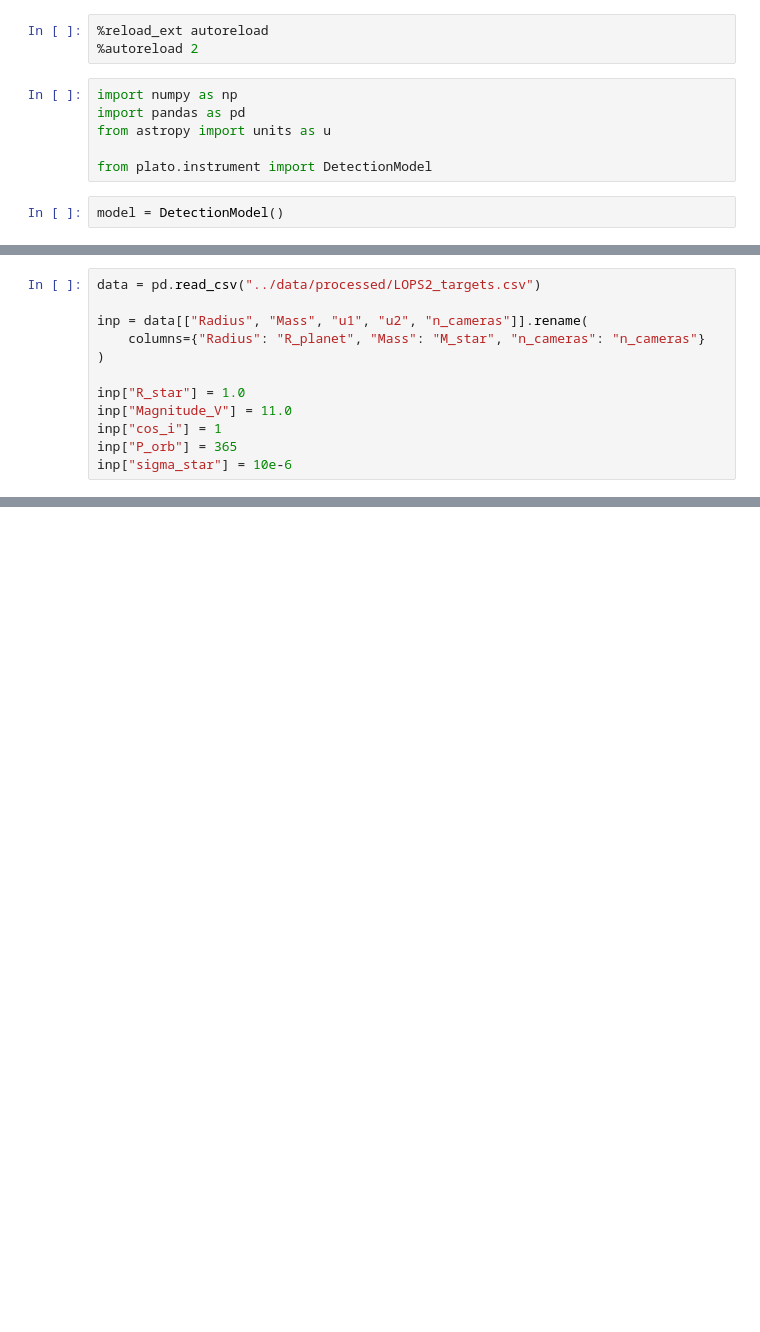
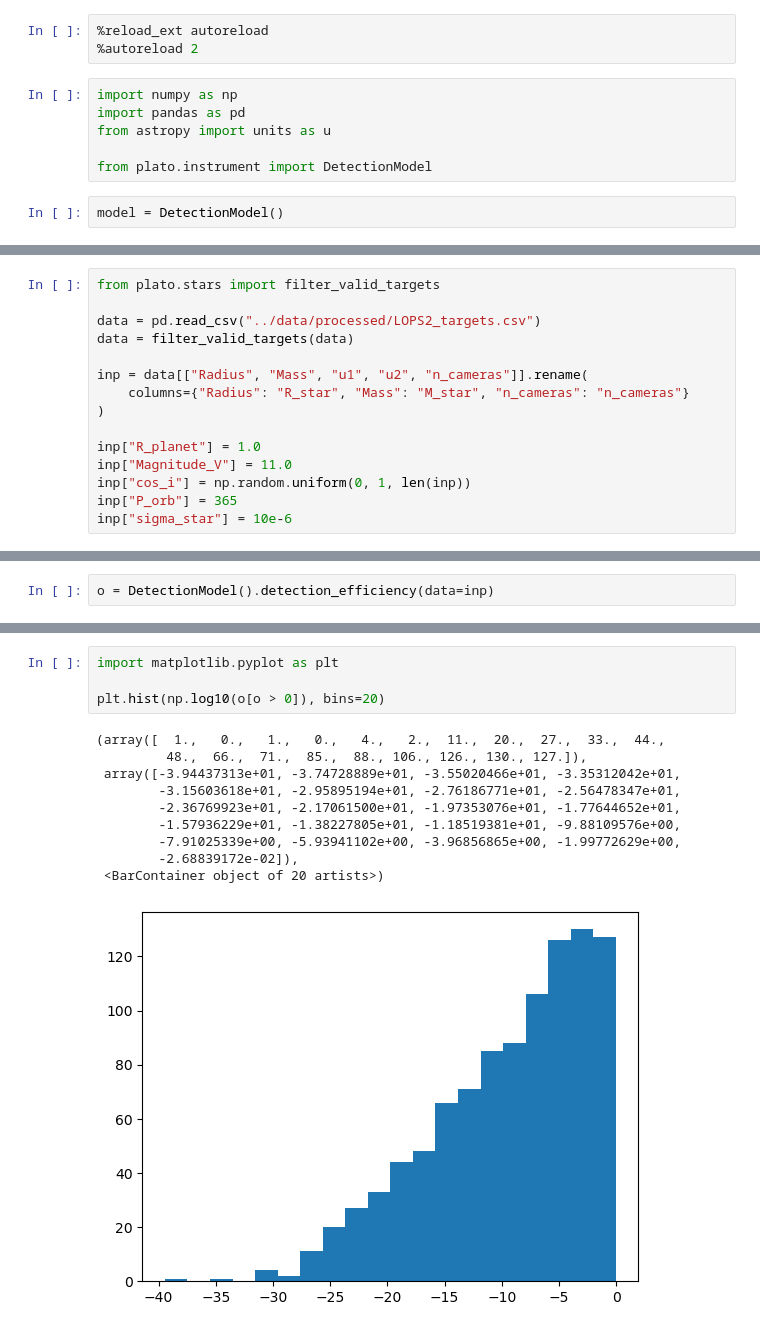
Before and after one commit to ChrisBoettner/plato, a Jupyter notebook: notebooks/05_detection_efficiency.ipynb, the cells around one changed output, grey strips where cells are left out. Saved outputs shown, nothing was run; the diff lists cells and outputs as text; blank space fills up the shorter version.

```diff
--- a/notebooks/05_detection_efficiency.ipynb
+++ b/notebooks/05_detection_efficiency.ipynb
@@ -68,12 +80,15 @@ plt.show()
 # %%
+from plato.stars import filter_valid_targets
+
 data = pd.read_csv("../data/processed/LOPS2_targets.csv")
+data = filter_valid_targets(data)
 
 inp = data[["Radius", "Mass", "u1", "u2", "n_cameras"]].rename(
-    columns={"Radius": "R_planet", "Mass": "M_star", "n_cameras": "n_cameras"}
+    columns={"Radius": "R_star", "Mass": "M_star", "n_cameras": "n_cameras"}
 )
 
-inp["R_star"] = 1.0
+inp["R_planet"] = 1.0
 inp["Magnitude_V"] = 11.0
-inp["cos_i"] = 1
+inp["cos_i"] = np.random.uniform(0, 1, len(inp))
 inp["P_orb"] = 365
 inp["sigma_star"] = 10e-6
@@ -89,0 +95,2 @@ KeyError: 'r_star'
+# %%
+o = DetectionModel().detection_efficiency(data=inp)
@@ -89,0 +127,15 @@ KeyError: 'r_star'
+# %%
+import matplotlib.pyplot as plt
+
+plt.hist(np.log10(o[o > 0]), bins=20)
+# %% [output]
+(array([  1.,   0.,   1.,   0.,   4.,   2.,  11.,  20.,  27.,  33.,  44.,
+         48.,  66.,  71.,  85.,  88., 106., 126., 130., 127.]),
+ array([-3.94437313e+01, -3.74728889e+01, -3.55020466e+01, -3.35312042e+01,
+        -3.15603618e+01, -2.95895194e+01, -2.76186771e+01, -2.56478347e+01,
+        -2.36769923e+01, -2.17061500e+01, -1.97353076e+01, -1.77644652e+01,
+        -1.57936229e+01, -1.38227805e+01, -1.18519381e+01, -9.88109576e+00,
+        -7.91025339e+00, -5.93941102e+00, -3.96856865e+00, -1.99772629e+00,
+        -2.68839172e-02]),
+ <BarContainer object of 20 artists>)
+[figure, added]
```
Also changed, not shown: parts of 10 cells of this notebook, 1 other file.
